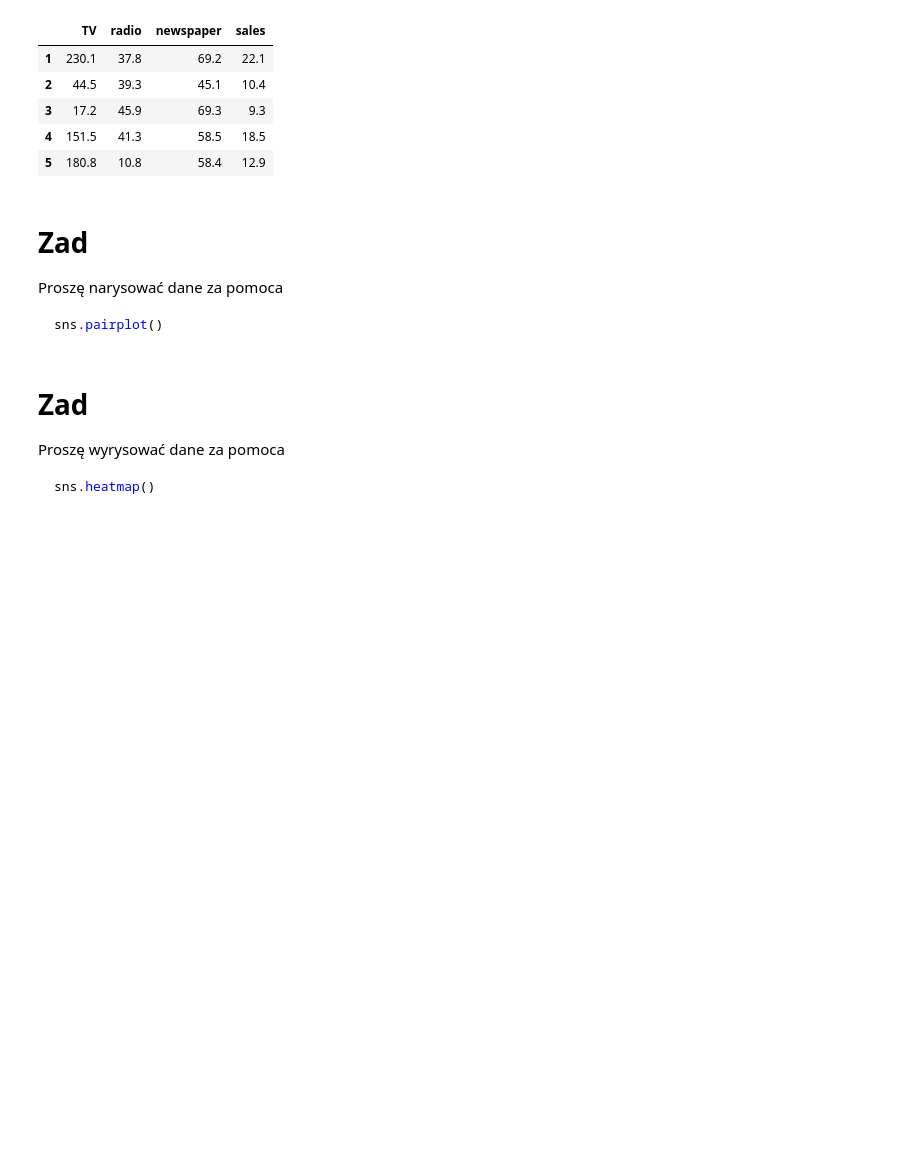
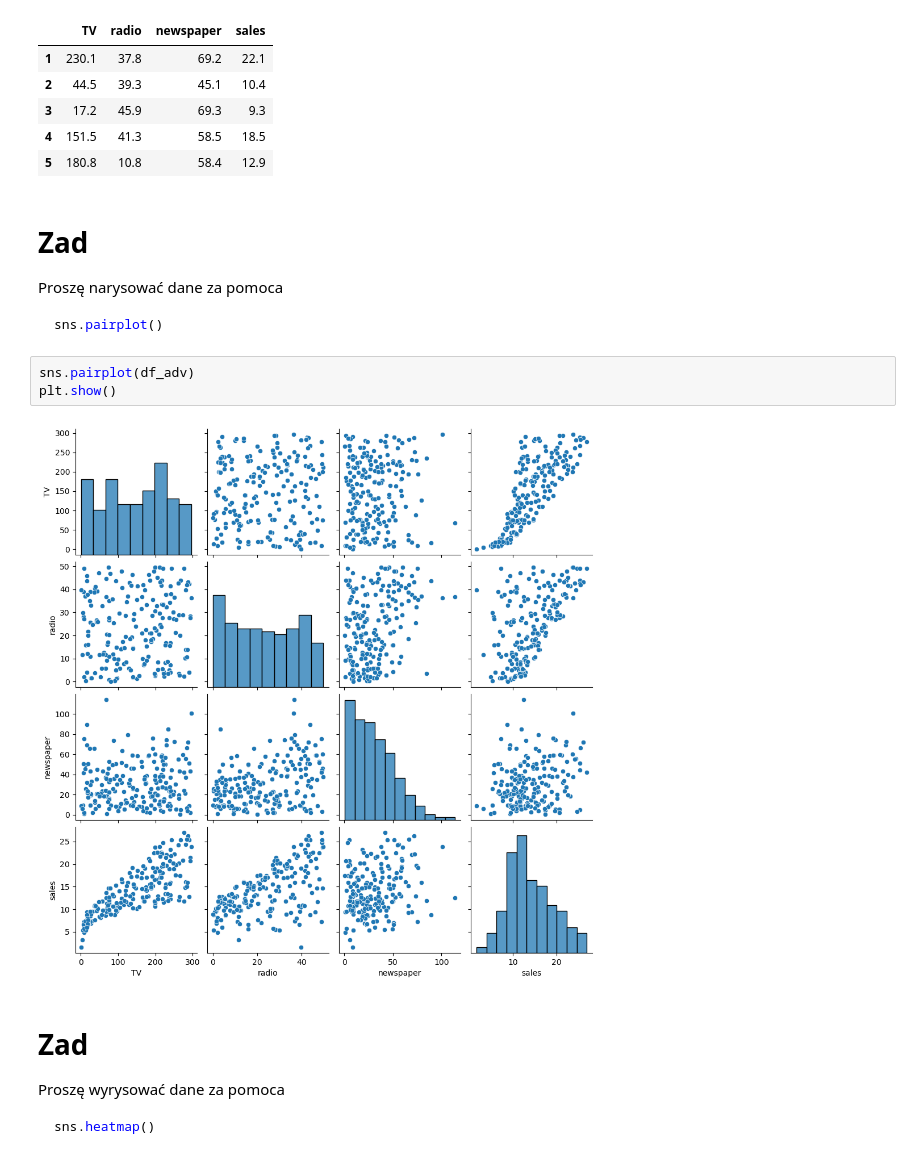
Before and after one commit to sit3kk/Basics-of-Artificial-Intelligence-Notebooks, a Jupyter notebook: Notebooks/5/AD_Z05_B_linear_regression.ipynb, the cells around one changed output. Drawn from its saved outputs; the diff is of its cells as text; blank space fills up the shorter version.

````diff
--- a/Notebooks/5/AD_Z05_B_linear_regression.ipynb
+++ b/Notebooks/5/AD_Z05_B_linear_regression.ipynb
@@ -23,6 +23,11 @@ Proszę narysować dane za pomoca
 ```python
 sns.pairplot()
 ```
+# %%
+sns.pairplot(df_adv)
+plt.show()
+# %% [output]
+[figure, added]
 # %% [markdown]
 # Zad
 Proszę wyrysować dane za pomoca
````
Also changed, not shown: parts of 3 cells of this notebook.
